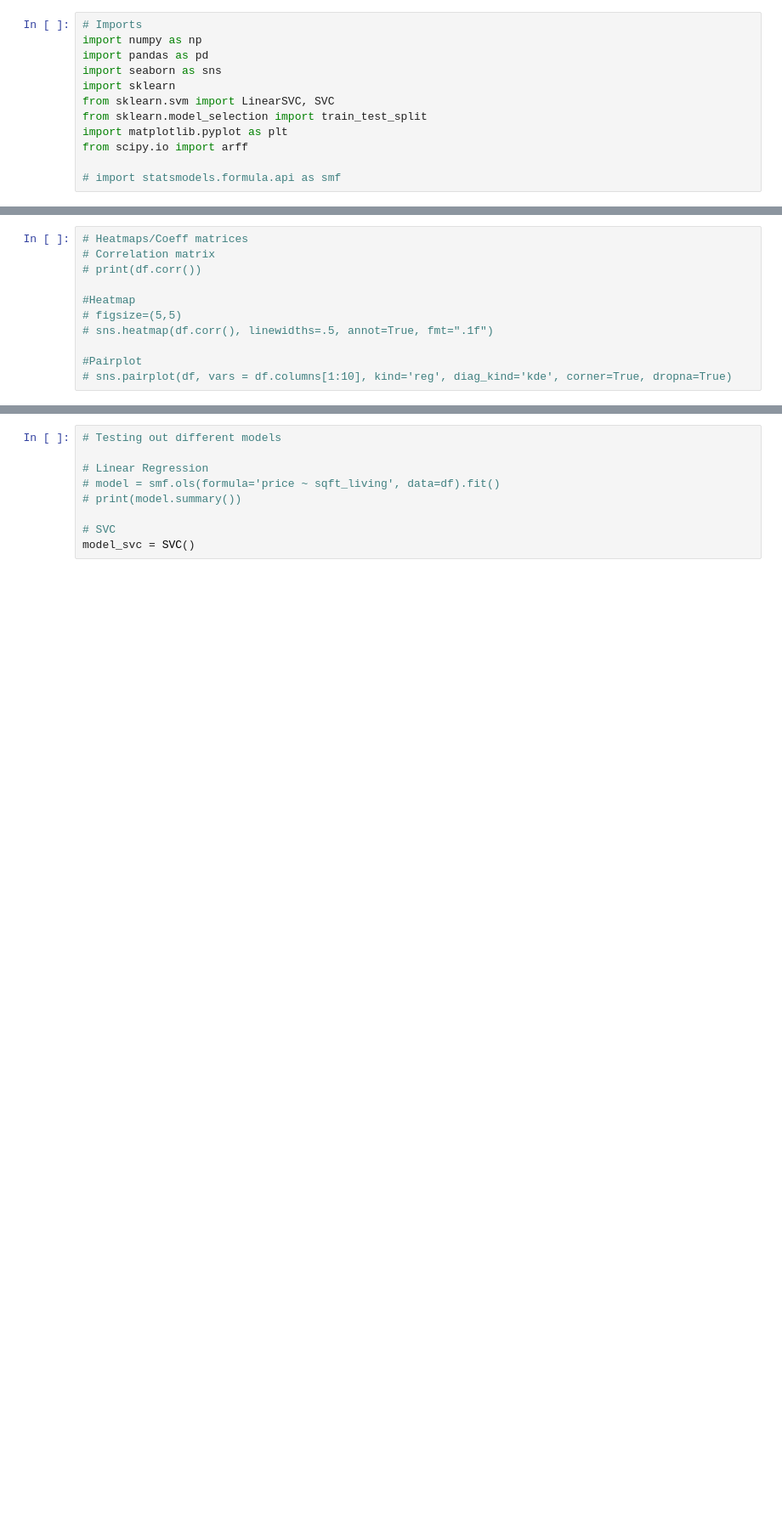
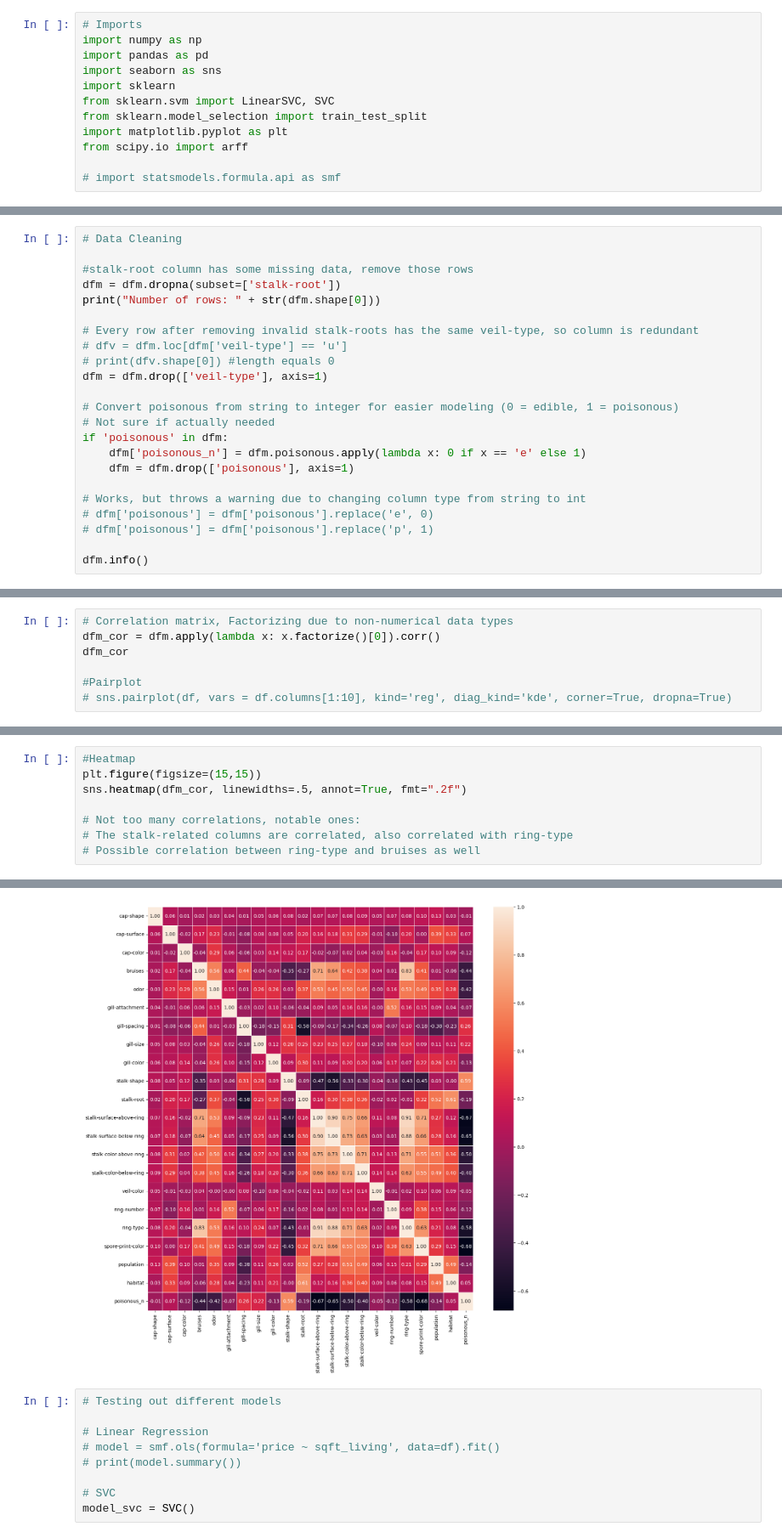
Before and after one commit to bxue2/Supervised-Learning-Final, a Jupyter notebook: influenza_final.ipynb, the cells around one changed output, grey strips where cells are left out. Shown at 85% size. Drawn from its saved outputs; the diff is of its cells as text; blank space fills up the shorter version.

Commit message:
Plotting coeffs, cleaning data

```diff
--- a/influenza_final.ipynb
+++ b/influenza_final.ipynb
@@ -55,0 +65,23 @@ memory usage: 1.4+ MB
+# %%
+# Data Cleaning
+
+#stalk-root column has some missing data, remove those rows
+dfm = dfm.dropna(subset=['stalk-root'])
+print("Number of rows: " + str(dfm.shape[0]))
+
+# Every row after removing invalid stalk-roots has the same veil-type, so column is redundant
+# dfv = dfm.loc[dfm['veil-type'] == 'u']
+# print(dfv.shape[0]) #length equals 0
+dfm = dfm.drop(['veil-type'], axis=1)
+
+# Convert poisonous from string to integer for easier modeling (0 = edible, 1 = poisonous)
+# Not sure if actually needed
+if 'poisonous' in dfm:
+    dfm['poisonous_n'] = dfm.poisonous.apply(lambda x: 0 if x == 'e' else 1)
+    dfm = dfm.drop(['poisonous'], axis=1)
+
+# Works, but throws a warning due to changing column type from string to int
+# dfm['poisonous'] = dfm['poisonous'].replace('e', 0)
+# dfm['poisonous'] = dfm['poisonous'].replace('p', 1)
+
+dfm.info()
@@ -108,11 +134,7 @@ None
 # %%
-# Heatmaps/Coeff matrices
-# Correlation matrix
-# print(df.corr())
-
-#Heatmap
-# figsize=(5,5)
-# sns.heatmap(df.corr(), linewidths=.5, annot=True, fmt=".1f")
+# Correlation matrix, Factorizing due to non-numerical data types
+dfm_cor = dfm.apply(lambda x: x.factorize()[0]).corr()
+dfm_cor
 
 #Pairplot
 # sns.pairplot(df, vars = df.columns[1:10], kind='reg', diag_kind='kde', corner=True, dropna=True)
@@ -118,0 +160,9 @@ None
+# %%
+#Heatmap
+plt.figure(figsize=(15,15))
+sns.heatmap(dfm_cor, linewidths=.5, annot=True, fmt=".2f")
+
+# Not too many correlations, notable ones:
+# The stalk-related columns are correlated, also correlated with ring-type
+# Possible correlation between ring-type and bruises as well
+# %% [output]
@@ -119,3 +170,4 @@ None
+[figure, added]
 # %%
 # Testing out different models
 
```
Also changed, not shown: parts of 6 cells of this notebook.
